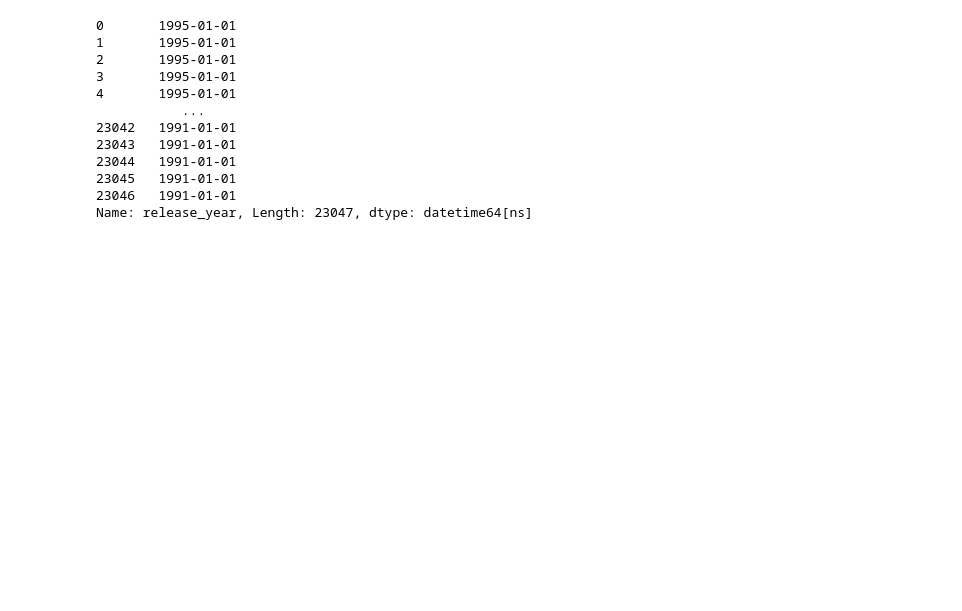
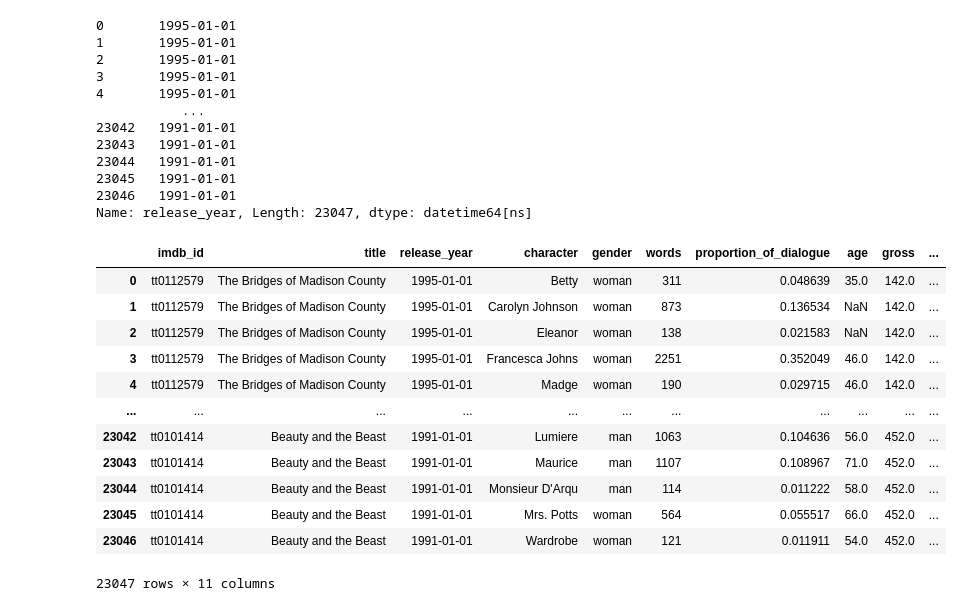
Before and after one commit to jrladd/CIS241, a Jupyter notebook: guides/scratch-pad.ipynb, the cells around one changed output. Cells and saved outputs as stored; diff of their text form; code cells hidden in the pictures; blank space fills up the shorter version.

Commit message:
update visualization slides, Movies 2, and schedule

```diff
--- a/guides/scratch-pad.ipynb
+++ b/guides/scratch-pad.ipynb
@@ -127,3 +132,20 @@ pd.to_datetime(movies.release_year, format="%Y")
 23045   1991-01-01
 23046   1991-01-01
 Name: release_year, Length: 23047, dtype: datetime64[ns]
+# %%
+movies = movies.assign(release_year = pd.to_datetime(movies.release_year, format="%Y"))
+movies
+# %% [output]
+|  | imdb_id | title | release_year | character | gender | words | proportion_of_dialogue | age | gross | ... |
+| 0 | tt0112579 | The Bridges of Madison County | 1995-01-01 | Betty | woman | 311 | 0.048639 | 35.0 | 142.0 | ... |
+| 1 | tt0112579 | The Bridges of Madison County | 1995-01-01 | Carolyn Johnson | woman | 873 | 0.136534 | NaN | 142.0 | ... |
+| 2 | tt0112579 | The Bridges of Madison County | 1995-01-01 | Eleanor | woman | 138 | 0.021583 | NaN | 142.0 | ... |
+| 3 | tt0112579 | The Bridges of Madison County | 1995-01-01 | Francesca Johns | woman | 2251 | 0.352049 | 46.0 | 142.0 | ... |
+| 4 | tt0112579 | The Bridges of Madison County | 1995-01-01 | Madge | woman | 190 | 0.029715 | 46.0 | 142.0 | ... |
+| ... | ... | ... | ... | ... | ... | ... | ... | ... | ... | ... |
+| 23042 | tt0101414 | Beauty and the Beast | 1991-01-01 | Lumiere | man | 1063 | 0.104636 | 56.0 | 452.0 | ... |
+| 23043 | tt0101414 | Beauty and the Beast | 1991-01-01 | Maurice | man | 1107 | 0.108967 | 71.0 | 452.0 | ... |
+| 23044 | tt0101414 | Beauty and the Beast | 1991-01-01 | Monsieur D'Arqu | man | 114 | 0.011222 | 58.0 | 452.0 | ... |
+| 23045 | tt0101414 | Beauty and the Beast | 1991-01-01 | Mrs. Potts | woman | 564 | 0.055517 | 66.0 | 452.0 | ... |
+| 23046 | tt0101414 | Beauty and the Beast | 1991-01-01 | Wardrobe | woman | 121 | 0.011911 | 54.0 | 452.0 | ... |
+23047 rows × 11 columns
```
Also changed, not shown: parts of 6 cells of this notebook, 5 other files.
